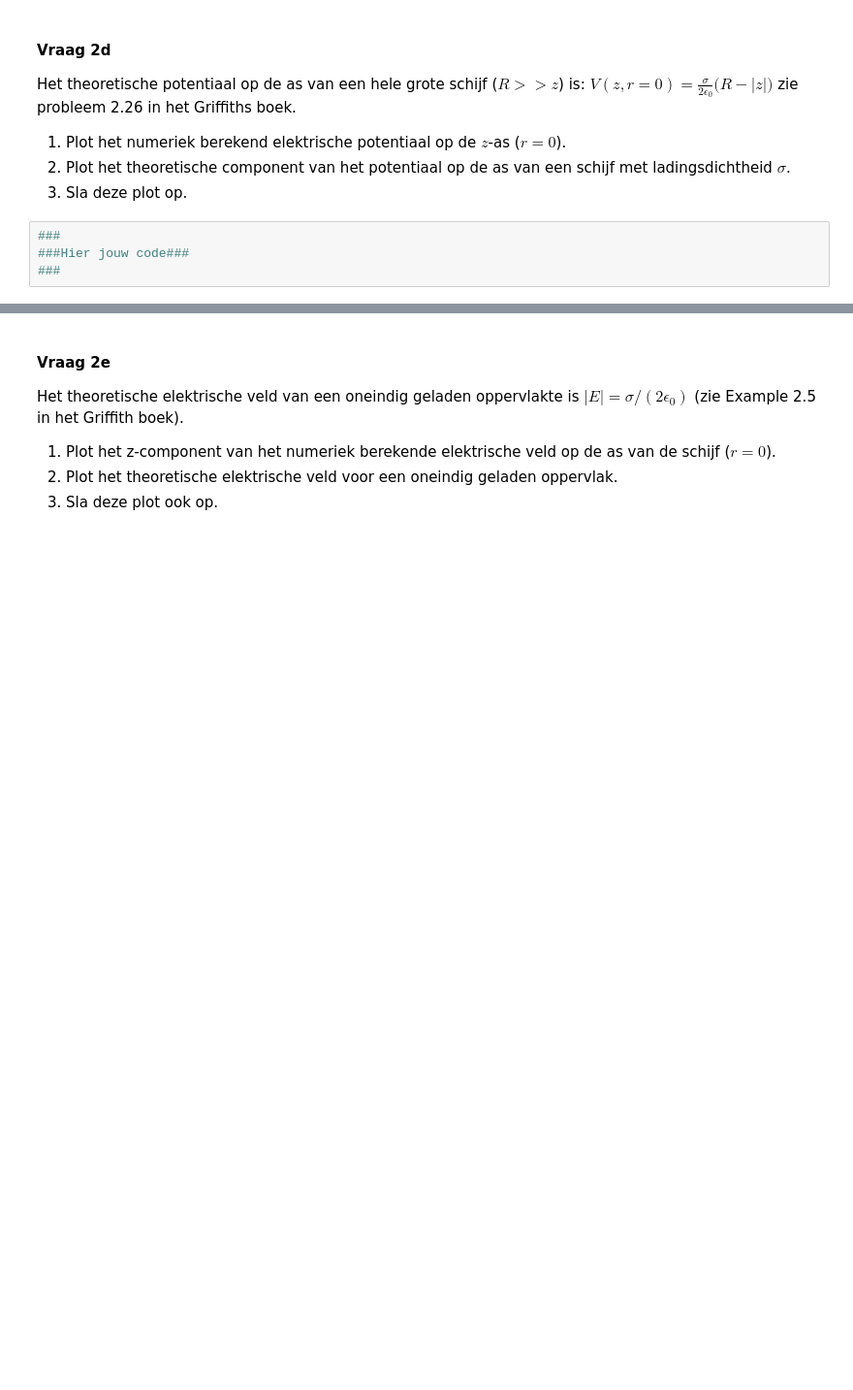
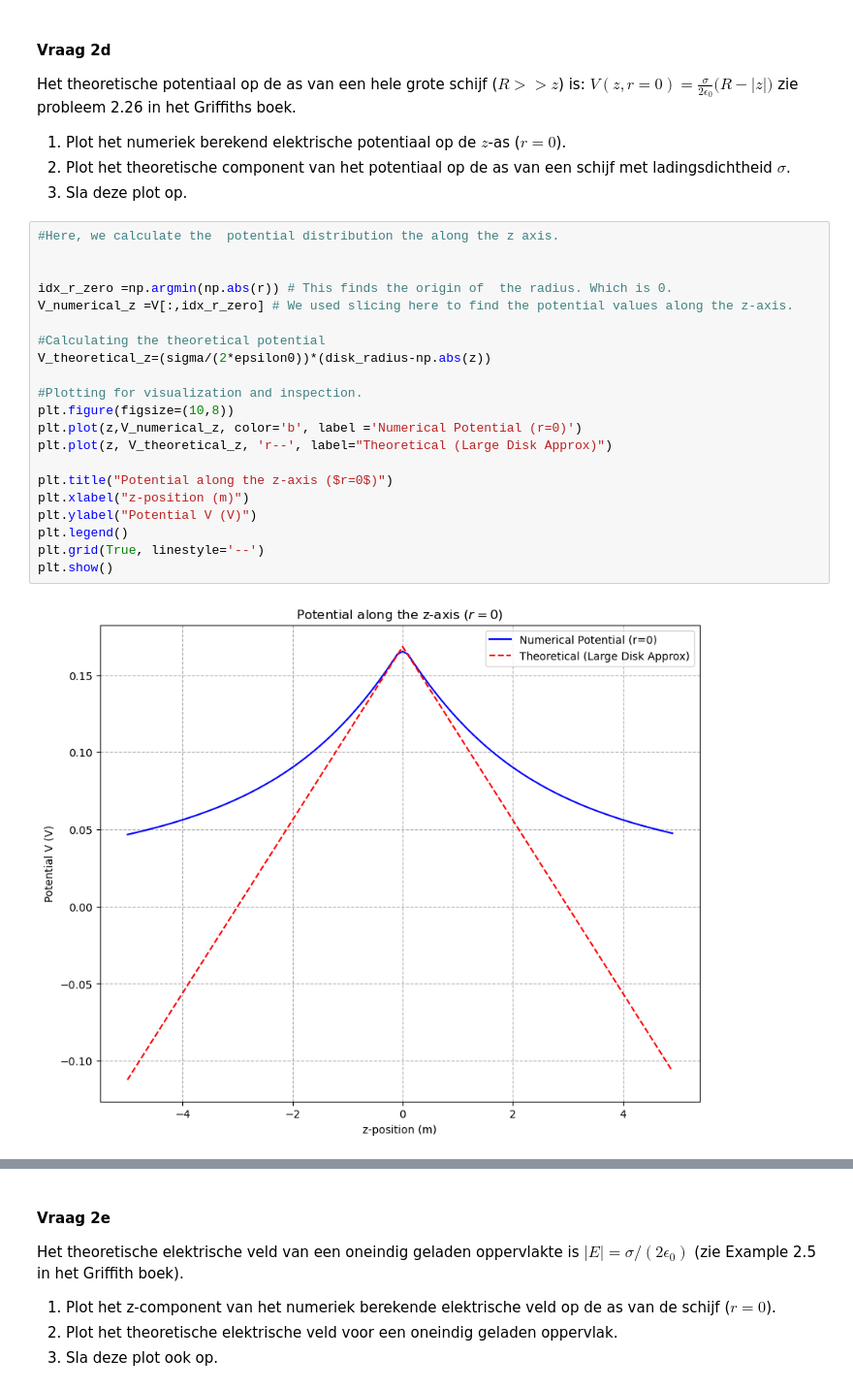
Before and after one commit to JohnSia1111/DEF-D-Doc, a Jupyter notebook: DigitaleOntwerpopdrachten/1CondensatorOpdracht/CondensatorOntwerpopdracht.ipynb, the cells around one changed output, grey strips where cells are left out. Shown at 97% size. Saved outputs shown, nothing was run; the diff lists cells and outputs as text; blank space fills up the shorter version.

```diff
--- a/DigitaleOntwerpopdrachten/1CondensatorOpdracht/CondensatorOntwerpopdracht.ipynb
+++ b/DigitaleOntwerpopdrachten/1CondensatorOpdracht/CondensatorOntwerpopdracht.ipynb
@@ -240,7 +273,26 @@ zie probleem 2.26 in het Griffiths boek.
 1. Plot het numeriek berekend elektrische potentiaal op de $z$-as ($r=0$).
 2. Plot het theoretische component van het potentiaal op de as van een schijf met ladingsdichtheid $\sigma$.
 3. Sla deze plot op.
-# %%
-###
-###Hier jouw code###
-###
+# %%
+#Here, we calculate the  potential distribution the along the z axis.
+
+
+idx_r_zero =np.argmin(np.abs(r)) # This finds the origin of  the radius. Which is 0.
+V_numerical_z =V[:,idx_r_zero] # We used slicing here to find the potential values along the z-axis.
+
+#Calculating the theoretical potential
+V_theoretical_z=(sigma/(2*epsilon0))*(disk_radius-np.abs(z))
+
+#Plotting for visualization and inspection.
+plt.figure(figsize=(10,8))
+plt.plot(z,V_numerical_z, color='b', label ='Numerical Potential (r=0)')
+plt.plot(z, V_theoretical_z, 'r--', label="Theoretical (Large Disk Approx)")
+
+plt.title("Potential along the z-axis ($r=0$)")
+plt.xlabel("z-position (m)")
+plt.ylabel("Potential V (V)")
+plt.legend()
+plt.grid(True, linestyle='--')
+plt.show()
+# %% [output]
+[figure, added]
```
Also changed, not shown: parts of 10 cells of this notebook.
